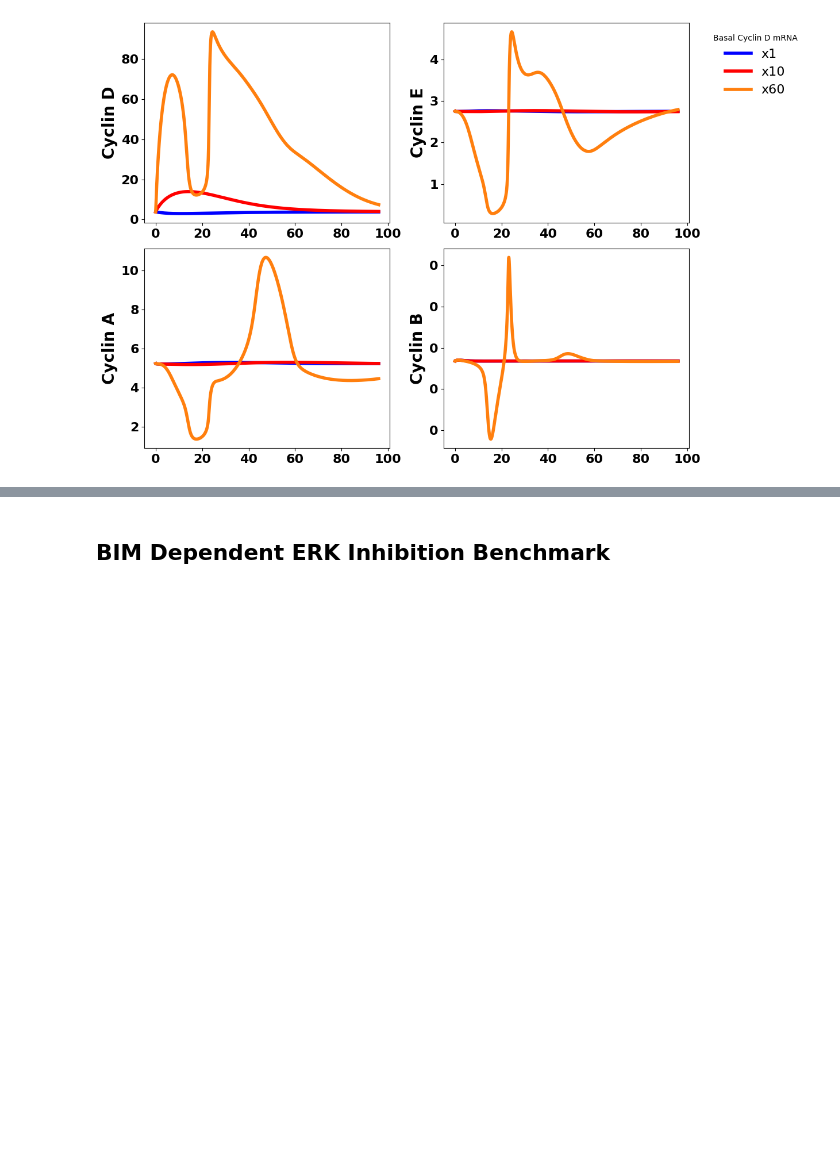
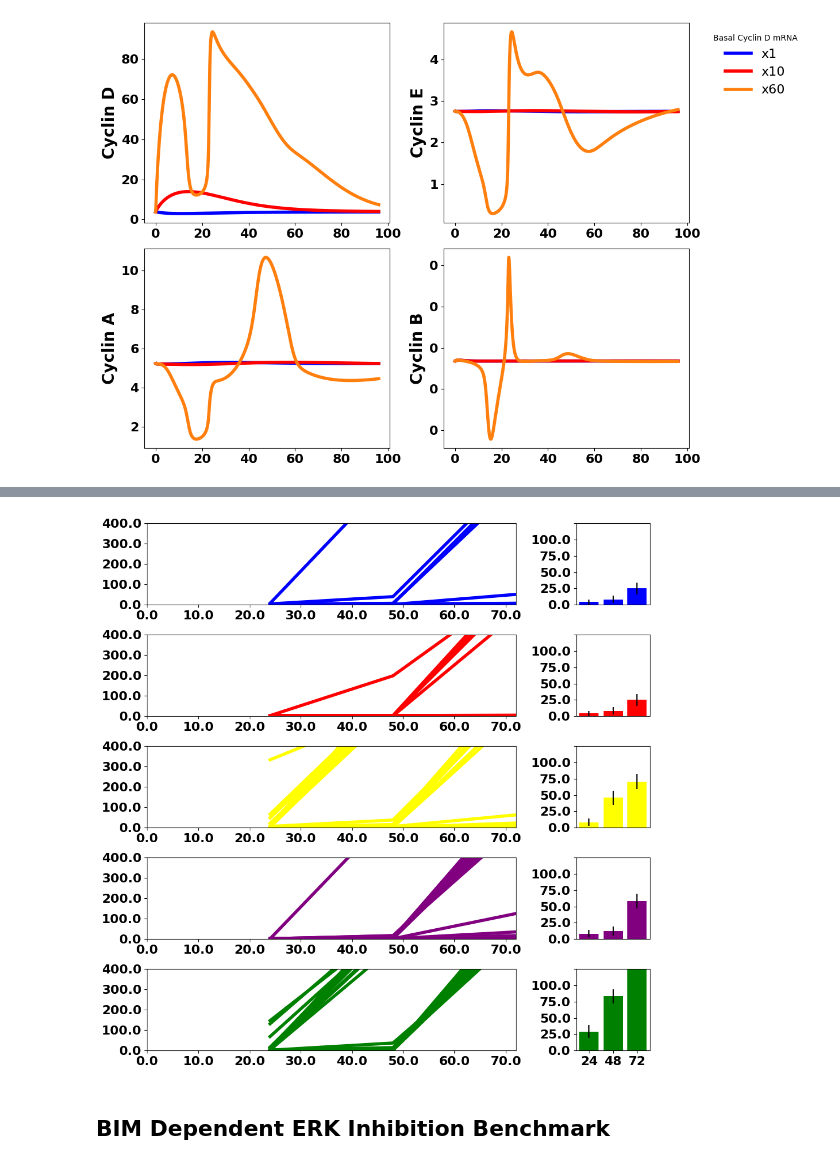
Before and after one commit to JonahRileyHuggins/SPARCED, a Jupyter notebook: SPARCED/src/validation/visualization/benchmark evaluation notebook.ipynb, the cells around one changed output, grey strips where cells are left out. Drawn from its saved outputs; the diff is of its cells as text; code cells hidden in the pictures; blank space fills up the shorter version.

```diff
--- a/SPARCED/src/validation/visualization/benchmark evaluation notebook.ipynb
+++ b/SPARCED/src/validation/visualization/benchmark evaluation notebook.ipynb
@@ -791,3 +699,29 @@ fig.savefig(f'inhibition-of-stochastic-apoptosis/results/{DATE_CONST}.png', dpi=
+# %%
+COLORS = ['blue', 'red', 'yellow', 'purple', 'green']
+CELLS_PER_CONDITION = 30  # Define the number of cells per condition
+
+
+# Main code execution
+data_file = f'inhibition-of-stochastic-apoptosis/results/{DATE_CONST}.pkl'
+data = Helpers.load_data(data_file)
+conds_registry = CellPopMetrics(data).get_registry()
+
+# Plotting
+split_left_right = LeftRightSplit(nrows = 5, ncols = 2, figsize = (10, 10), width_ratios = [5,1])
+split_left_right.plot_left(data=data, dependent_var='time',
+                           independent_var='simulation cPARP_total',
+                           conds_registry=conds_registry, colors = COLORS)
+
+dead_cells = CellDeathMetrics(data, 'simulation cPARP_total').time_to_death()
+dead_cells_24to72 = CellDeathMetrics.calculate_dead_cells(dead_cells, CELLS_PER_CONDITION)
+
+split_left_right.plot_right(dead_cells_24to72, error_bars=True, x_labels=['24', '48', '72'],
+                            y_range=[0, 100], colors=COLORS, CELLS_PER_CONDITION=CELLS_PER_CONDITION)
+
+plt.tight_layout()
+fig.savefig(f'inhibition-of-stochastic-apoptosis/results/{DATE_CONST}.png', dpi=300)
+# %% [output]
+[figure, added]
 # %% [markdown]
 ## BIM Dependent ERK Inhibition Benchmark
 # %%
```
Also changed, not shown: parts of 14 cells of this notebook, 1 other file.
